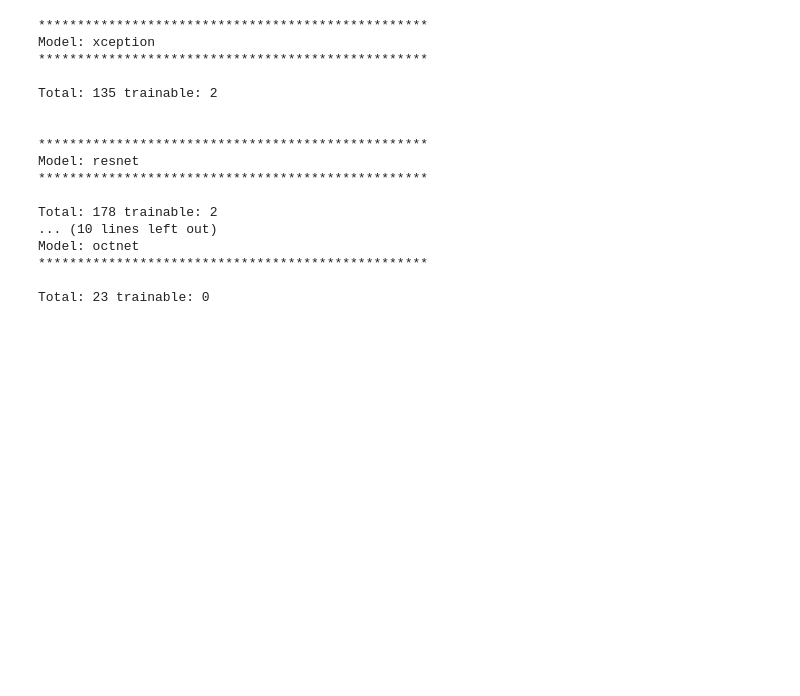
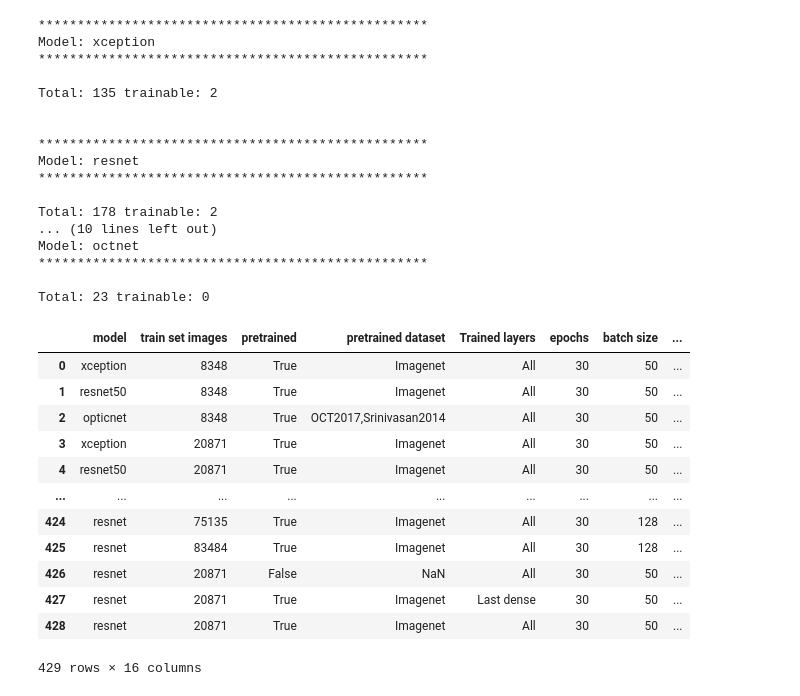
Before and after one commit to HpcDataLab/DL_ENESJ_IMO, a Jupyter notebook: ReducedImagesTrain.ipynb, the cells around one changed output. Cells and saved outputs as stored; diff of their text form; code cells hidden in the pictures; blank space fills up the shorter version.

```diff
--- a/ReducedImagesTrain.ipynb
+++ b/ReducedImagesTrain.ipynb
@@ -375,7 +375,21 @@ batch_size = 128
 # %%
 import pandas as pd
-results = pd.read_csv("Results.csv")
+results = pd.read_csv("Results_temp.csv")
 results["normalization"] = None
+# %% [output]
+|  | model | train set images | pretrained | pretrained dataset | Trained layers | epochs | batch size | ... |
+| 0 | xception | 8348 | True | Imagenet | All | 30 | 50 | ... |
+| 1 | resnet50 | 8348 | True | Imagenet | All | 30 | 50 | ... |
+| 2 | opticnet | 8348 | True | OCT2017,Srinivasan2014 | All | 30 | 50 | ... |
+| 3 | xception | 20871 | True | Imagenet | All | 30 | 50 | ... |
+| 4 | resnet50 | 20871 | True | Imagenet | All | 30 | 50 | ... |
+| ... | ... | ... | ... | ... | ... | ... | ... | ... |
+| 424 | resnet | 75135 | True | Imagenet | All | 30 | 128 | ... |
+| 425 | resnet | 83484 | True | Imagenet | All | 30 | 128 | ... |
+| 426 | resnet | 20871 | False | NaN | All | 30 | 50 | ... |
+| 427 | resnet | 20871 | True | Imagenet | Last dense | 30 | 50 | ... |
+| 428 | resnet | 20871 | True | Imagenet | All | 30 | 50 | ... |
+429 rows × 16 columns
 # %%
 #import pandas as pd
 #res = pd.read_csv("Results_temp.csv")
```
Also changed, not shown: parts of 2 cells of this notebook, 1 other file.
